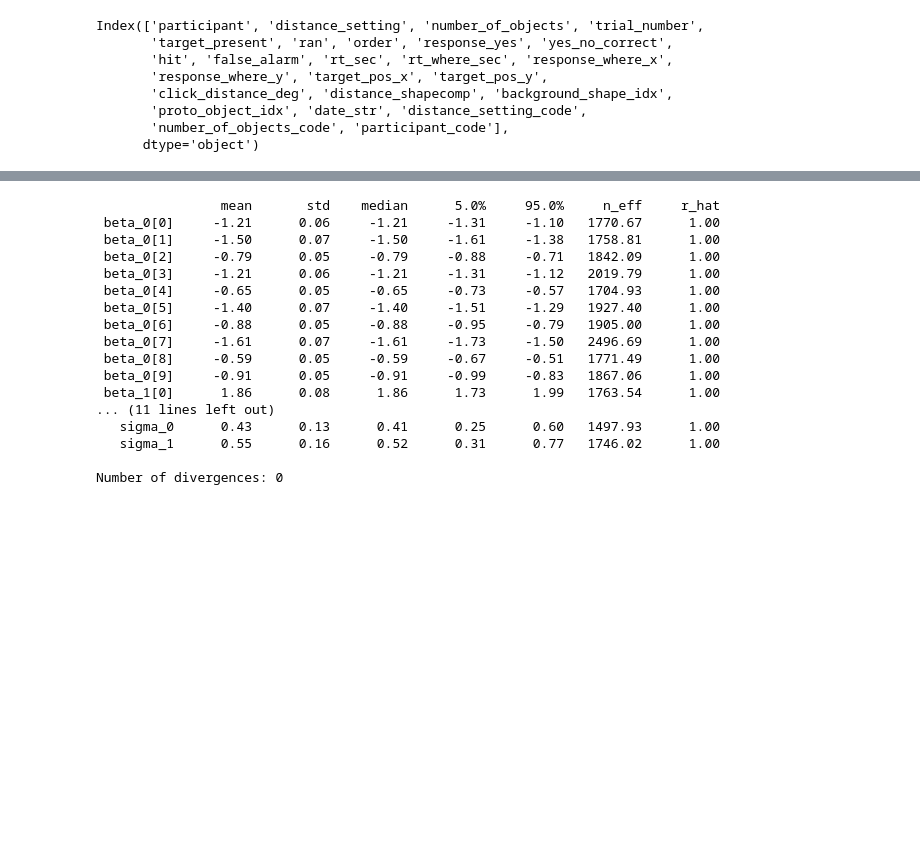
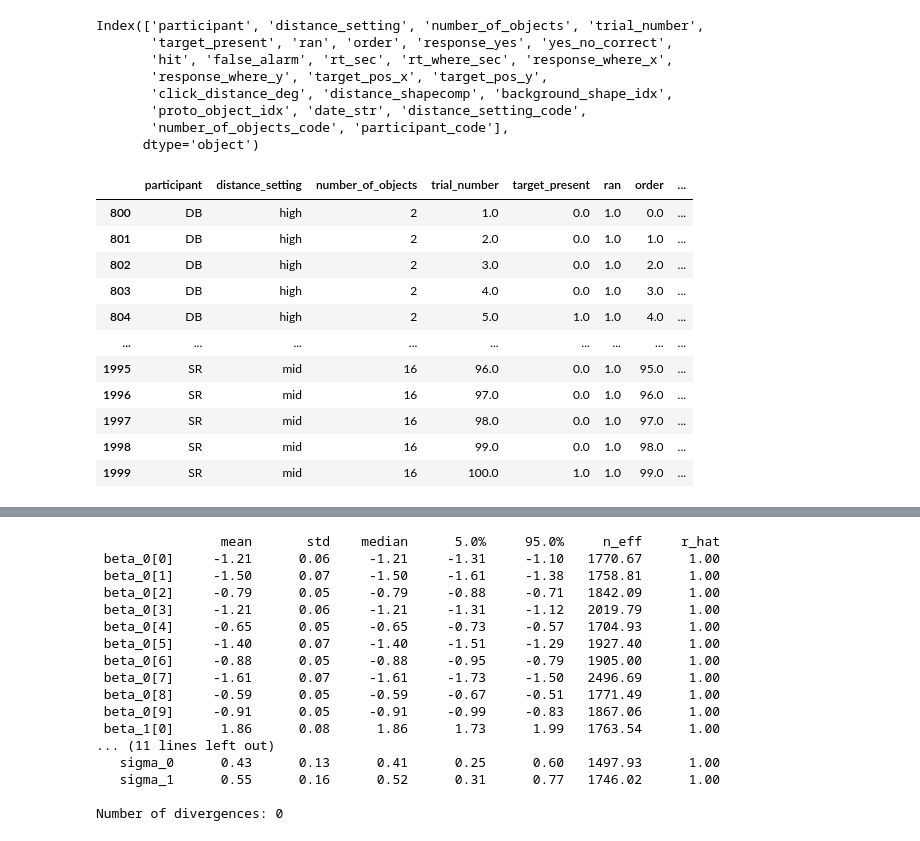
Before and after one commit to danielheinzgit/bayesian-modeling-of-psychophysical-data, a Jupyter notebook: scripts/glmm.ipynb, the cells around one changed output, grey strips where cells are left out. Drawn from its saved outputs; the diff is of its cells as text; code cells hidden in the pictures; blank space fills up the shorter version.

```diff
--- a/scripts/glmm.ipynb
+++ b/scripts/glmm.ipynb
@@ -166,20 +166,59 @@ Index(['participant', 'distance_setting', 'number_of_objects', 'trial_number',
       dtype='object')
 # %%
 def create_empty_rows(p, d, n):
-    for col in [col for col in df.columns if col not in ['participant', 'distance_setting', 'number_of_objects']]:
-        print(col)
+    empty_df = pd.DataFrame.from_dict({col : [np.nan] * 100 for col in df.columns if col not in ['participant', 'distance_setting', 'number_of_objects']})
+    empty_df['participant'] = p
+    empty_df['distance_setting'] = d
+    empty_df['number_of_objects'] = n
+    return empty_df
 
-create_empty_rows('DH', 'low', 8)
+def clean_up_data():
+    clean_df = df.copy(deep=True)
+    new_data = []
 
-for p in df['participant'].unique():
-    subset = df[df['participant'] == p]
-    if len(subset) != 1500:
-        for d in subset['distance_setting'].unique():
-            for n in subset['number_of_objects'].unique():
-                data = subset.loc[(subset['distance_setting'] == d) & (subset['number_of_objects'] == n), :]
-                if data.shape[0] != 100:
+    for p in clean_df['participant'].unique():
+        subset = clean_df[clean_df['participant'] == p]
+        if len(subset) != 3 * 5 * 100:
+            for d in subset['distance_setting'].unique():
+                for n in subset['number_of_objects'].unique():
+                    data = subset.loc[(subset['distance_setting'] == d) & (subset['number_of_objects'] == n), :]
                     if data.shape[0] > 100:
-                        print(p, d, n, data.loc[data.index[:100], :].shape)
-                    else:
-                        print(p, d, n)
+                        clean_df.drop(index=data.index[100:], inplace=True)
+                    elif data.shape[0] < 100:
+                        new_data.append(create_empty_rows(p, d, n))
+
+    return pd.concat([clean_df] + new_data, axis=0)
+
+def check_df(df : pd.DataFrame):
+    clean_df = df.copy(deep=True)
+    new_data = []
+
+    for p in clean_df['participant'].unique():
+        subset = clean_df[clean_df['participant'] == p]
+        if len(subset) != 3 * 5 * 100:
+            for d in subset['distance_setting'].unique():
+                for n in subset['number_of_objects'].unique():
+                    data = subset.loc[(subset['distance_setting'] == d) & (subset['number_of_objects'] == n), :]
+                    if data.shape[0] > 100:
+                        return False
+                    elif data.shape[0] < 100:
+                        return False
+
+    return True
+
+check_df(clean_up_data())
+
+clean_up_data().sort_values(by=['participant', 'distance_setting', 'number_of_objects'])
 # %% [output]
+|  | participant | distance_setting | number_of_objects | trial_number | target_present | ran | order | ... |
+| 800 | DB | high | 2 | 1.0 | 0.0 | 1.0 | 0.0 | ... |
+| 801 | DB | high | 2 | 2.0 | 0.0 | 1.0 | 1.0 | ... |
+| 802 | DB | high | 2 | 3.0 | 0.0 | 1.0 | 2.0 | ... |
+| 803 | DB | high | 2 | 4.0 | 0.0 | 1.0 | 3.0 | ... |
+| 804 | DB | high | 2 | 5.0 | 1.0 | 1.0 | 4.0 | ... |
+| ... | ... | ... | ... | ... | ... | ... | ... | ... |
+| 1995 | SR | mid | 16 | 96.0 | 0.0 | 1.0 | 95.0 | ... |
+| 1996 | SR | mid | 16 | 97.0 | 0.0 | 1.0 | 96.0 | ... |
+| 1997 | SR | mid | 16 | 98.0 | 0.0 | 1.0 | 97.0 | ... |
+| 1998 | SR | mid | 16 | 99.0 | 0.0 | 1.0 | 98.0 | ... |
+| 1999 | SR | mid | 16 | 100.0 | 1.0 | 1.0 | 99.0 | ... |
```
Also changed, not shown: parts of 10 cells of this notebook, 2 other files.
